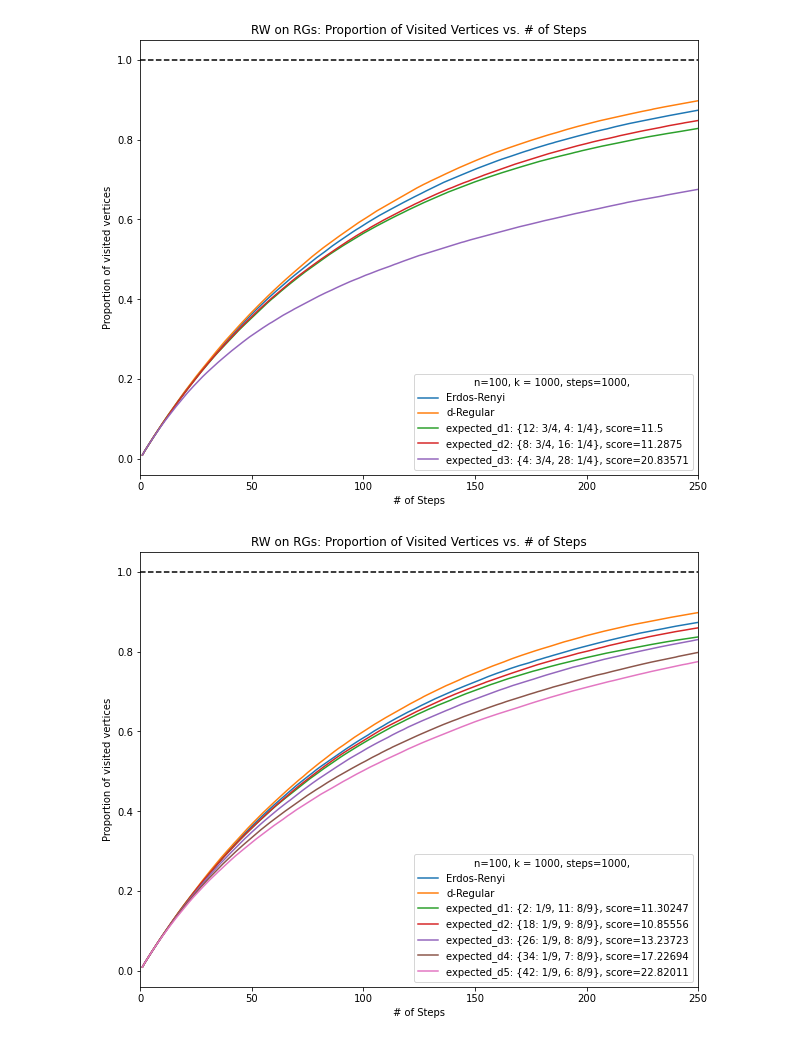
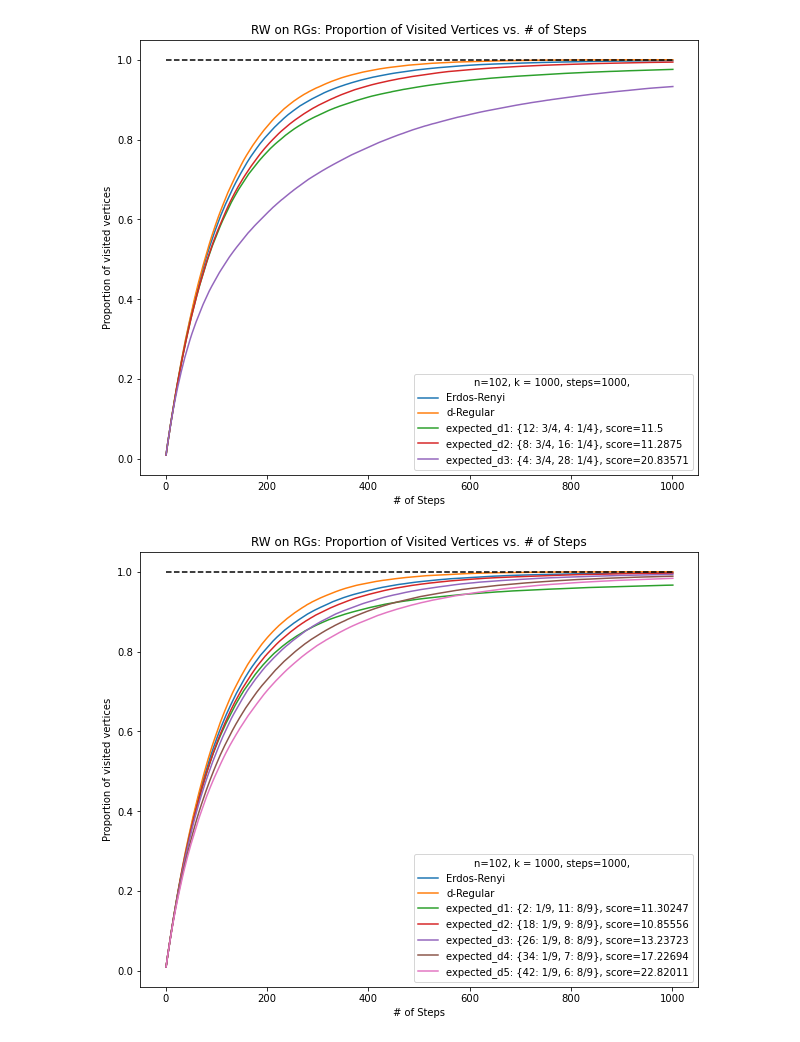
Before and after one commit to andrew-yin/rw-on-rg, a Jupyter notebook: predict_EDP.ipynb, the cells around one changed output. Saved outputs shown, nothing was run; the diff lists cells and outputs as text; code cells hidden in the pictures.

```diff
--- a/predict_EDP.ipynb
+++ b/predict_EDP.ipynb
@@ -75,5 +77,5 @@ plt.show()
 # %%
-n, d, steps, walker_class, k = 100, 10, 1000, RandomWalker, 1000
+n, d, steps, walker_class, k = 102, 10, 1000, RandomWalker, 1000
 d_p1, d_p2, d_p3 = {12: 3/4, 4: 1/4}, {8: 3/4, 16: 1/4}, {4: 3/4, 28: 1/4}
 er = Simulator.simulate_w_on_rg_visited_prop(n, d, steps, walker_class, None, k)
 k_reg = Simulator.simulate_w_on_k_regular_visited_prop(n, d, steps, walker_class, None, k)
@@ -91,36 +93,36 @@ plt.xlabel("# of Steps")
 plt.ylabel("Proportion of visited vertices")
 plt.hlines(1, 0, len(t), colors='black', linestyles='dashed')
 plt.legend(title='n={:n}, k = {:d}, steps={:d}, '.format(n, k, steps), loc='lower right')
-plt.xlim(0,250)
+# plt.xlim(0,250)
 plt.show()
 # %% [output]
-[figure, old version]
+[figure, new version]
 # %%
-n, d, steps, walker_class, k = 100, 10, 1000, RandomWalker, 1000
+n, d, steps, walker_class, k = 102, 10, 1000, RandomWalker, 1000
 d_p1, d_p2, d_p3 = {2: 1/9, 11: 8/9}, {18: 1/9, 9: 8/9}, {26: 1/9, 8: 8/9}
 d_p4, d_p5 = {34: 1/9, 7: 8/9}, {42: 1/9, 6: 8/9}
 er = Simulator.simulate_w_on_rg_visited_prop(n, d, steps, walker_class, None, k)
 k_reg = Simulator.simulate_w_on_k_regular_visited_prop(n, d, steps, walker_class, None, k)
 ed1 = Simulator.simulate_w_on_ed_visited_prop(n, d_p1, steps, walker_class, None, k)
 ed2 = Simulator.simulate_w_on_ed_visited_prop(n, d_p2, steps, walker_class, None, k)
 ed3 = Simulator.simulate_w_on_ed_visited_prop(n, d_p3, steps, walker_class, None, k)
 ed4 = Simulator.simulate_w_on_ed_visited_prop(n, d_p4, steps, walker_class, None, k)
 ed5 = Simulator.simulate_w_on_ed_visited_prop(n, d_p5, steps, walker_class, None, k)
 t = np.arange(1, len(er)+1, step=1)
 plt.plot(t, er, label='Erdos-Renyi')
 plt.plot(t, k_reg, label='d-Regular')
 plt.plot(t, ed1, label='expected_d1: {2: 1/9, 11: 8/9}, score='+str(score(d_p1, d)))
 plt.plot(t, ed2, label='expected_d2: {18: 1/9, 9: 8/9}, score='+str(score(d_p2, d)))
 plt.plot(t, ed3, label='expected_d3: {26: 1/9, 8: 8/9}, score='+str(score(d_p3, d)))
 plt.plot(t, ed4, label='expected_d4: {34: 1/9, 7: 8/9}, score='+str(score(d_p4, d)))
 plt.plot(t, ed5, label='expected_d5: {42: 1/9, 6: 8/9}, score='+str(score(d_p5, d)))
 plt.title("RW on RGs: Proportion of Visited Vertices vs. # of Steps")
 plt.xlabel("# of Steps")
 plt.ylabel("Proportion of visited vertices")
 plt.hlines(1, 0, len(t), colors='black', linestyles='dashed')
 plt.legend(title='n={:n}, k = {:d}, steps={:d}, '.format(n, k, steps), loc='lower right')
-plt.xlim(0,250)
+# plt.xlim(0,250)
 plt.show()
 # %% [output]
-[figure, old version]
+[figure, new version]
 # %%
```
Also changed, not shown: parts of 8 cells of this notebook.
